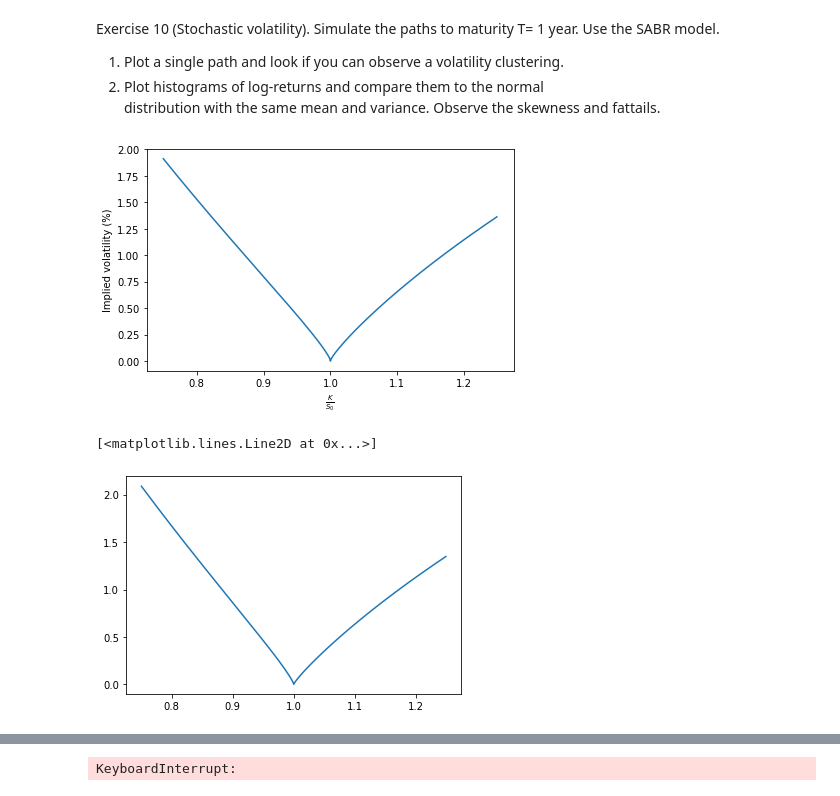
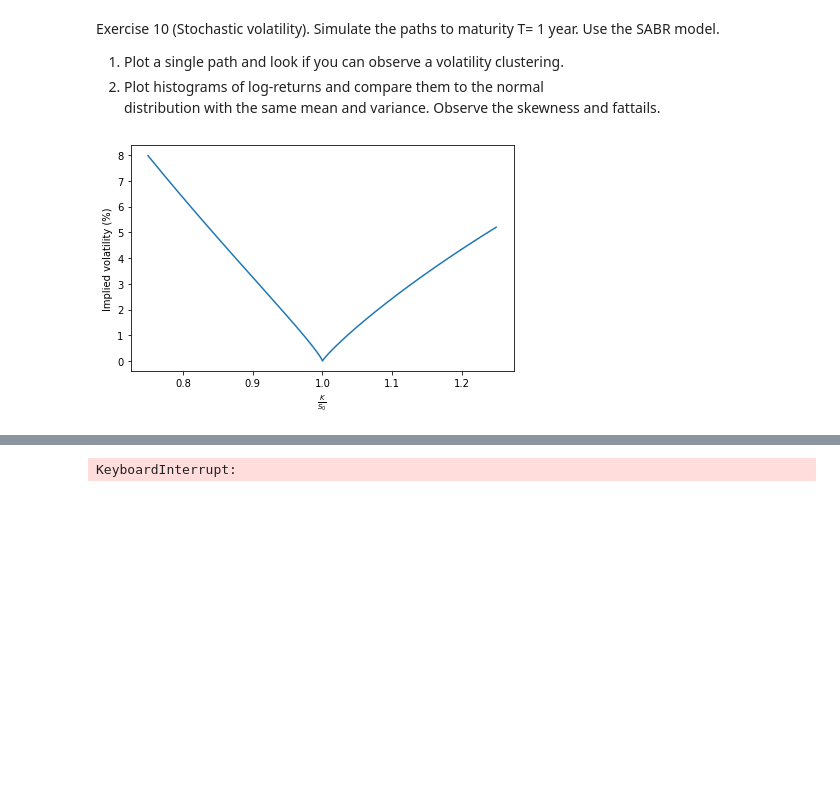
Before and after one commit to WillemJan9519/SPFDM-2, a Jupyter notebook: SPFDM 2.ipynb, the cells around one changed output, grey strips where cells are left out. Drawn from its saved outputs; the diff is of its cells as text; code cells hidden in the pictures; blank space fills up the shorter version.

```diff
--- a/SPFDM 2.ipynb
+++ b/SPFDM 2.ipynb
@@ -286,45 +286,45 @@ class StochVol():
         epsilon = self.T*self.alpha**2
         firstpart = self.alpha*((np.log(self.F0/K))/D_xi)
 #         print(D_xi)
         secondpart = ((2*gamma_2-gamma_1**2+1/F_mid**2)/24)*((self.sigma0*F_mid**self.beta)/self.alpha)**2 + (self.rho*gamma_1/4)*((self.sigma0*F_mid**self.beta)/self.alpha) + (2-3*self.rho**2)/24
         return firstpart*(1+secondpart*epsilon)
 
     def analytic_impliedvol_paper(self,K):
-        nu = 5
+        nu = self.sigma0*50
         tau = self.T
         epsilon = self.T*self.alpha**2
         T1 = epsilon*self.alpha / ((self.F0*K)**((1-self.beta)/2))
         T2 = (1+(1-self.beta)**2/24 * (np.log(self.F0/K))**2 + (1-self.beta)**4/1920 * (np.log(self.F0/K))**4)**(-1)
         zeta = nu / self.alpha * (self.F0*K)**((1-self.beta)/2) * np.log(self.F0/K)
         xi_hat = np.log((np.sqrt(1-2*self.rho * zeta + zeta**2) - self.rho + zeta)/(1-self.rho))
         T3 = (zeta / xi_hat)
         T4 = (1+((1-self.beta)**2 * self.alpha**2 / (24*(self.F0*K)**(1-self.beta))) + (self.rho*self.alpha*nu*self.beta)/(4*(self.F0*K)**(1-self.beta)) + (2-3*self.rho**2)/24 * nu**2) * epsilon**2 * tau
-        return 100*T1*T2*T3*T4
+        return T1*T2*T3*T4
 
-    def plot_analytic_impliedvol(self):
+    def plot_analytic_impliedvol(self,plot=True,ret=False):
         # Plot implied vol calculated with analytic solution
         # Define range of strike ratios
         ratiorange = np.arange(0.75,1.25,0.001)
         # Convert ratio to true strike price
         strikerange = ratiorange * self.F0
 
         # obtain implied vola for every price
         implied_volas = np.zeros(len(strikerange))
         for i, K in enumerate(strikerange):
-            implied_volas[i] = self.analytic_impliedvol(K)
+            implied_volas[i] = self.analytic_impliedvol_paper(K)
 #         print(np.max(implied_volas))
-        plt.plot(ratiorange, implied_volas*100)
-        plt.xlabel(r'$\frac{K}{S_0}$')
-        plt.ylabel('Implied volatility (%)')
-        plt.tight_layout()
-        plt.savefig('Impliedvola_BS.pdf')
-        plt.show()
-
+        if plot:
+            plt.plot(ratiorange, implied_volas*100)
+            plt.xlabel(r'$\frac{K}{S_0}$')
+            plt.ylabel('Implied volatility (%)')
+            plt.tight_layout()
+            plt.savefig('Impliedvola_BS.pdf')
+            plt.show()
+        if ret:
+            return ratiorange, implied_volas*100
 SV = StochVol(1000000,10,T=1.5,F=3500, sigma=0.2, alpha=0.5, beta=0.1, rho=-0.7,K=3500, rf=0)
 
 SV.plot_analytic_impliedvol()
-plt.plot(np.arange(3500*0.75,3500*1.25)/3500,SV.analytic_impliedvol_paper(np.arange(3500*0.75,3500*1.25)))
+#plt.plot(np.arange(3500*0.75,3500*1.25)/3500,SV.analytic_impliedvol_paper(np.arange(3500*0.75,3500*1.25)))
 # %% [output]
-[figure, old version]
+[figure, new version]
-[<matplotlib.lines.Line2D at 0x...>]
-[figure, removed]
```
Also changed, not shown: parts of 6 cells of this notebook.
